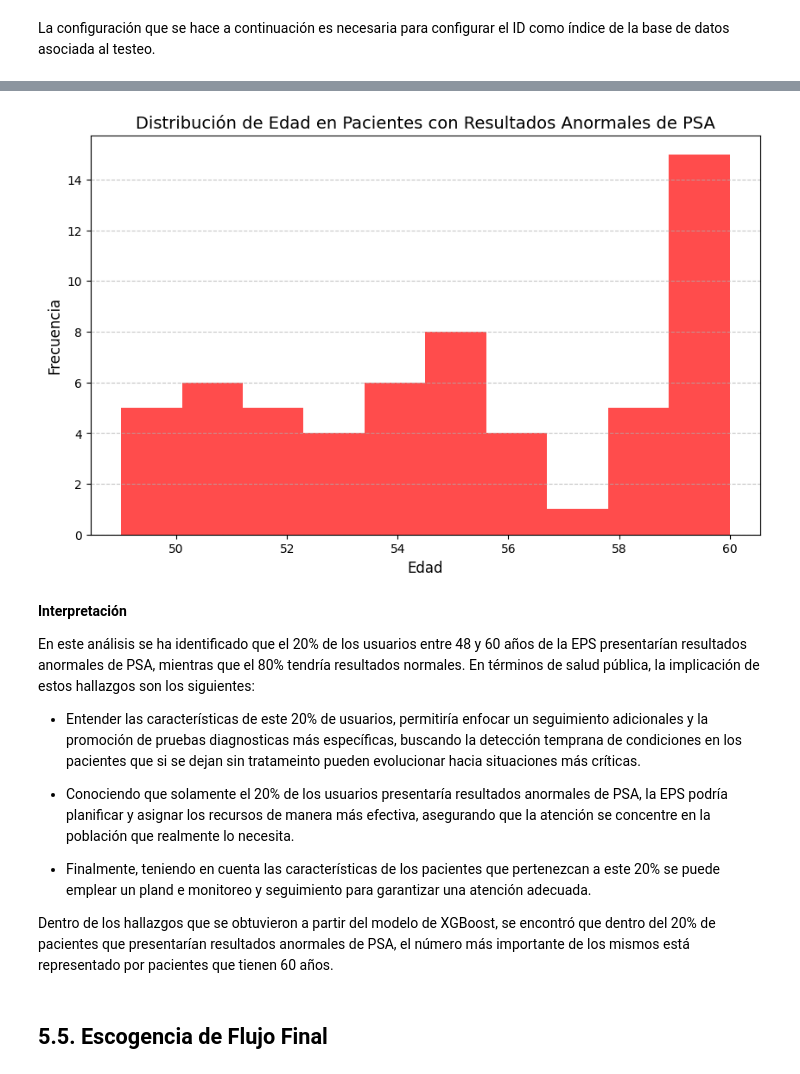
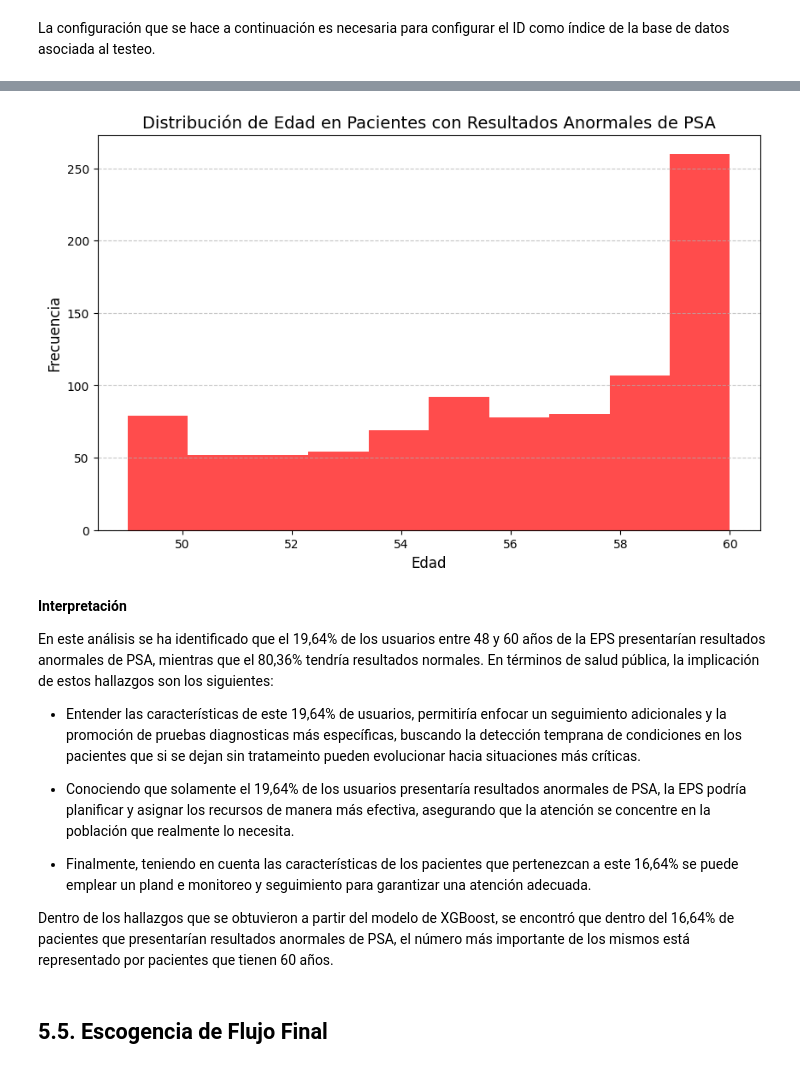
Before and after one commit to Daniel1martinez2/prostate_challenge_FDA, a Jupyter notebook: Notebook_Final_M_M.ipynb, the cells around one changed output, grey strips where cells are left out. Drawn from its saved outputs; the diff is of its cells as text; code cells hidden in the pictures.

```diff
--- a/Notebook_Final_M_M.ipynb
+++ b/Notebook_Final_M_M.ipynb
@@ -1241,0 +1233,26 @@ df_test
+# %%
+
+y_pred_proba = pipeline.predict_proba(X_test)[:, 1]
+
+
+final_df = pd.DataFrame({'ID': X_test.index, 'Target': y_pred_proba})
+final_df['Target'] = final_df['Target'].apply(lambda x: 1 if x >= 0.5 else 0)
+
+result_counts = final_df['Target'].value_counts()
+
+
+result_percentages = result_counts / result_counts.sum() * 100
+
+
+plt.figure(figsize=(10, 6))
+result_percentages.plot(kind='bar', color=['green', 'red'])
+plt.title('Distribución de Resultados de PSA con XGBoost')
+plt.xlabel('Resultado')
+plt.ylabel('Porcentaje')
+plt.xticks(ticks=[0, 1], labels=['Resultados Normales (0)', 'Resultados Anormales (1)'], rotation=0)
+
+for index, value in enumerate(result_percentages):
+    plt.text(index, value + 1, f'{value:.2f}%', ha='center', va='bottom')
+
+plt.ylim(0, 100)
+plt.show()
@@ -1242,30 +1261,33 @@ df_test
 # %%
-pacientes_alto_riesgo = SVM_final_df[SVM_final_df['Target'] == 'Resultados Anormales (1)']
-df_test_alto_riesgo = df_test[df_test.index.isin(pacientes_alto_riesgo['ID'])]
+# Filtrar pacientes con resultados anormales (1)
+pacientes_alto_riesgo = final_df[final_df['Target'] == 1]  # Usar 1 para anormales
 
+# Extraer datos de df_test para estos pacientes
+df_test_alto_riesgo = X_test[X_test.index.isin(pacientes_alto_riesgo['ID'])]
 
+# Asumiendo que df_test contiene una columna 'EDAD', graficar la distribución de edad
 plt.figure(figsize=(10, 6))
 plt.hist(df_test_alto_riesgo['EDAD'], bins=10, color='red', alpha=0.7)
 plt.title('Distribución de Edad en Pacientes con Resultados Anormales de PSA', fontsize=14)
 plt.xlabel('Edad', fontsize=12)
 plt.ylabel('Frecuencia', fontsize=12)
 plt.grid(axis='y', linestyle='--', alpha=0.7)
 plt.show()
 # %% [output]
-[figure, old version]
+[figure, new version]
 # %% [markdown]
 **Interpretación**
 
-En este análisis se ha identificado que el 20% de los usuarios entre 48 y 60 años de la EPS presentarían resultados anormales de PSA, mientras que el 80% tendría resultados normales. En términos de salud pública, la implicación de estos hallazgos son los siguientes:
+En este análisis se ha identificado que el 19,64% de los usuarios entre 48 y 60 años de la EPS presentarían resultados anormales de PSA, mientras que el 80,36% tendría resultados normales. En términos de salud pública, la implicación de estos hallazgos son los siguientes:
 
-- Entender las características de este 20% de usuarios, permitiría enfocar un seguimiento adicionales y la promoción de pruebas diagnosticas más específicas, buscando la detección temprana de condiciones en los pacientes que si se dejan sin tratameinto pueden evolucionar hacia situaciones más críticas.
+- Entender las características de este 19,64% de usuarios, permitiría enfocar un seguimiento adicionales y la promoción de pruebas diagnosticas más específicas, buscando la detección temprana de condiciones en los pacientes que si se dejan sin tratameinto pueden evolucionar hacia situaciones más críticas.
 
-- Conociendo que solamente el 20% de los usuarios presentaría resultados anormales de PSA, la EPS podría planificar y asignar los recursos de manera más efectiva, asegurando que la atención se concentre en la población que realmente lo necesita.
+- Conociendo que solamente el 19,64% de los usuarios presentaría resultados anormales de PSA, la EPS podría planificar y asignar los recursos de manera más efectiva, asegurando que la atención se concentre en la población que realmente lo necesita.
 
-- Finalmente, teniendo en cuenta las características de los pacientes que pertenezcan a este 20% se puede emplear un pland e monitoreo y seguimiento para garantizar una atención adecuada.
+- Finalmente, teniendo en cuenta las características de los pacientes que pertenezcan a este 16,64% se puede emplear un pland e monitoreo y seguimiento para garantizar una atención adecuada.
 
 
-Dentro de los hallazgos que se obtuvieron a partir del modelo de XGBoost, se encontró que dentro del 20% de pacientes que presentarían resultados anormales de PSA, el número más importante de los mismos está representado por pacientes que tienen 60 años.
+Dentro de los hallazgos que se obtuvieron a partir del modelo de XGBoost, se encontró que dentro del 16,64% de pacientes que presentarían resultados anormales de PSA, el número más importante de los mismos está representado por pacientes que tienen 60 años.
 # %% [markdown]
 ## **5.5. Escogencia de Flujo Final**
 # %% [markdown]
```
Also changed, not shown: parts of 24 cells of this notebook.
